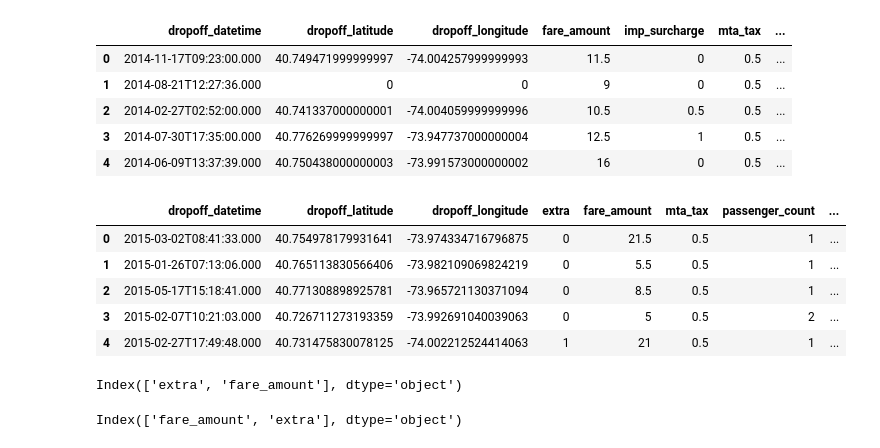
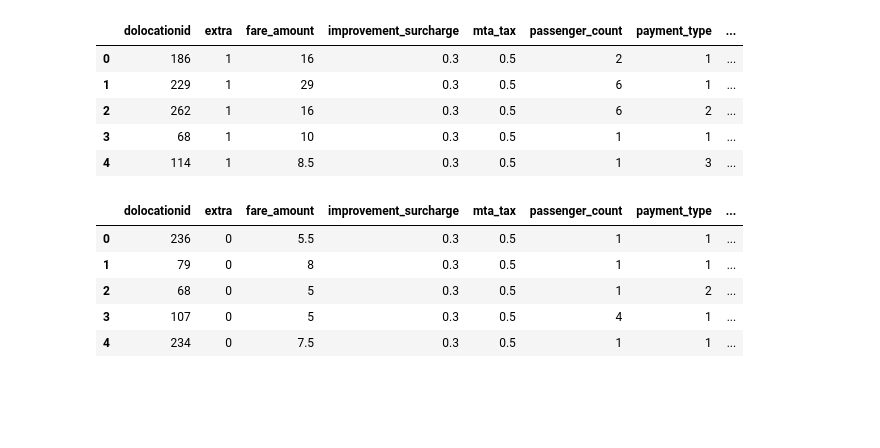
Before and after one commit to dlm6693/Taxi-Time-Series-Analysis, a Jupyter notebook: Data Sourcing + EDA.ipynb, the cells around one changed output. Saved outputs shown, nothing was run; the diff lists cells and outputs as text; code cells hidden in the pictures; blank space fills up the shorter version.

Commit message:
updates and data export

```diff
--- a/Data Sourcing + EDA.ipynb
+++ b/Data Sourcing + EDA.ipynb
@@ -7,15 +11,15 @@ client = Socrata('data.cityofnewyork.us',
                  username="dlm6693@gmail.com",
                  password="*Verboten1*")
 # %%
-_2014 = client.get("gkne-dk5s", limit=100000)
-df_2014 = pd.DataFrame.from_records(_2014)
+_2017 = client.get("biws-g3hs", limit=250000)
+df_2017 = pd.DataFrame.from_records(_2017)
 # %%
-df_2014.head()
+df_2017.head()
 # %% [output]
-|  | dropoff_datetime | dropoff_latitude | dropoff_longitude | fare_amount | imp_surcharge | mta_tax | ... |
-| 0 | 2014-11-17T09:23:00.000 | 40.749471999999997 | -74.004257999999993 | 11.5 | 0 | 0.5 | ... |
-| 1 | 2014-08-21T12:27:36.000 | 0 | 0 | 9 | 0 | 0.5 | ... |
-| 2 | 2014-02-27T02:52:00.000 | 40.741337000000001 | -74.004059999999996 | 10.5 | 0.5 | 0.5 | ... |
-| 3 | 2014-07-30T17:35:00.000 | 40.776269999999997 | -73.947737000000004 | 12.5 | 1 | 0.5 | ... |
-| 4 | 2014-06-09T13:37:39.000 | 40.750438000000003 | -73.991573000000002 | 16 | 0 | 0.5 | ... |
+|  | dolocationid | extra | fare_amount | improvement_surcharge | mta_tax | passenger_count | payment_type | ... |
+| 0 | 186 | 1 | 16 | 0.3 | 0.5 | 2 | 1 | ... |
+| 1 | 229 | 1 | 29 | 0.3 | 0.5 | 6 | 1 | ... |
+| 2 | 262 | 1 | 16 | 0.3 | 0.5 | 6 | 2 | ... |
+| 3 | 68 | 1 | 10 | 0.3 | 0.5 | 1 | 1 | ... |
+| 4 | 114 | 1 | 8.5 | 0.3 | 0.5 | 1 | 3 | ... |
 # %%
@@ -24,17 +28,9 @@ df_2015 = pd.DataFrame.from_records(_2015)
 # %%
-df_2015.head()
+df_2016.head()
 # %% [output]
-|  | dropoff_datetime | dropoff_latitude | dropoff_longitude | extra | fare_amount | mta_tax | passenger_count | ... |
-| 0 | 2015-03-02T08:41:33.000 | 40.754978179931641 | -73.974334716796875 | 0 | 21.5 | 0.5 | 1 | ... |
-| 1 | 2015-01-26T07:13:06.000 | 40.765113830566406 | -73.982109069824219 | 0 | 5.5 | 0.5 | 1 | ... |
-| 2 | 2015-05-17T15:18:41.000 | 40.771308898925781 | -73.965721130371094 | 0 | 8.5 | 0.5 | 1 | ... |
-| 3 | 2015-02-07T10:21:03.000 | 40.726711273193359 | -73.992691040039063 | 0 | 5 | 0.5 | 2 | ... |
-| 4 | 2015-02-27T17:49:48.000 | 40.731475830078125 | -74.002212524414063 | 1 | 21 | 0.5 | 1 | ... |
+|  | dolocationid | extra | fare_amount | improvement_surcharge | mta_tax | passenger_count | payment_type | ... |
+| 0 | 236 | 0 | 5.5 | 0.3 | 0.5 | 1 | 1 | ... |
+| 1 | 79 | 0 | 8 | 0.3 | 0.5 | 1 | 1 | ... |
+| 2 | 68 | 0 | 5 | 0.3 | 0.5 | 1 | 2 | ... |
+| 3 | 107 | 0 | 5 | 0.3 | 0.5 | 4 | 1 | ... |
+| 4 | 234 | 0 | 7.5 | 0.3 | 0.5 | 1 | 1 | ... |
-# %%
-df_2015.columns[df_2015.columns!= df_2014.columns]
-# %% [output]
-Index(['extra', 'fare_amount'], dtype='object')
-# %%
-df_2014.columns[df_2014.columns!= df_2015.columns]
-# %% [output]
-Index(['fare_amount', 'extra'], dtype='object')
```
Also changed, not shown: parts of 78 cells of this notebook, 1 other file.
